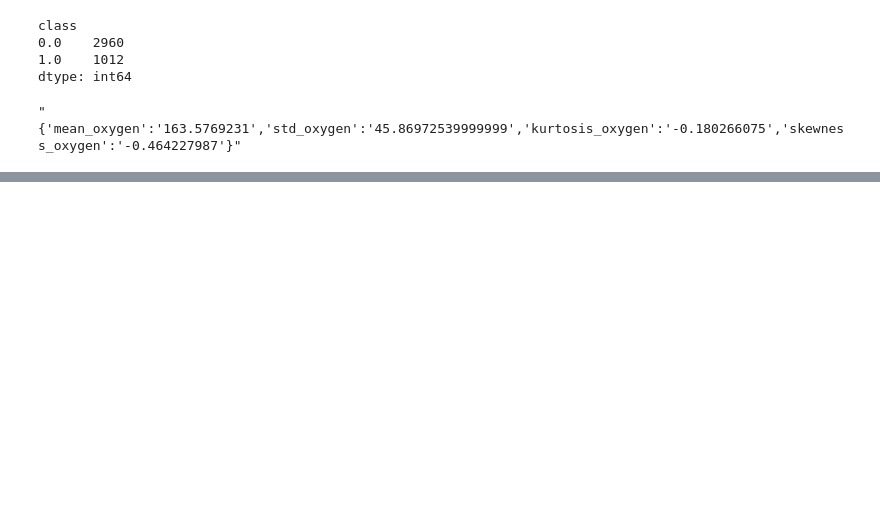
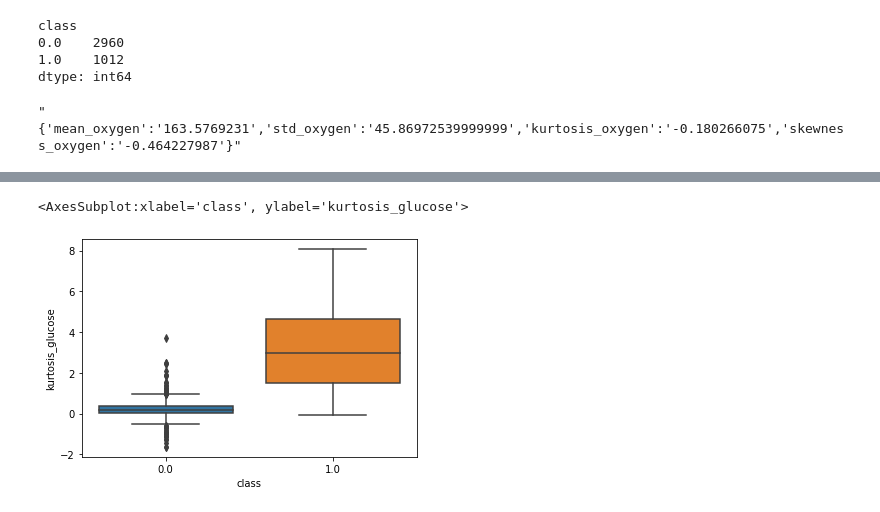
Before and after one commit to martinbudinsky3/diabetes-prediction, a Jupyter notebook: Untitled.ipynb, the cells around one changed output, grey strips where cells are left out. Drawn from its saved outputs; the diff is of its cells as text; code cells hidden in the pictures; blank space fills up the shorter version.

```diff
--- a/Untitled.ipynb
+++ b/Untitled.ipynb
@@ -179,0 +294,5 @@ train_data['medical_info'][0]
+# %%
+sns.boxplot(x='class', y='kurtosis_glucose', data=train_data)
+# %% [output]
+<AxesSubplot:xlabel='class', ylabel='kurtosis_glucose'>
+[figure, added]
```
Also changed, not shown: parts of 27 cells of this notebook.
